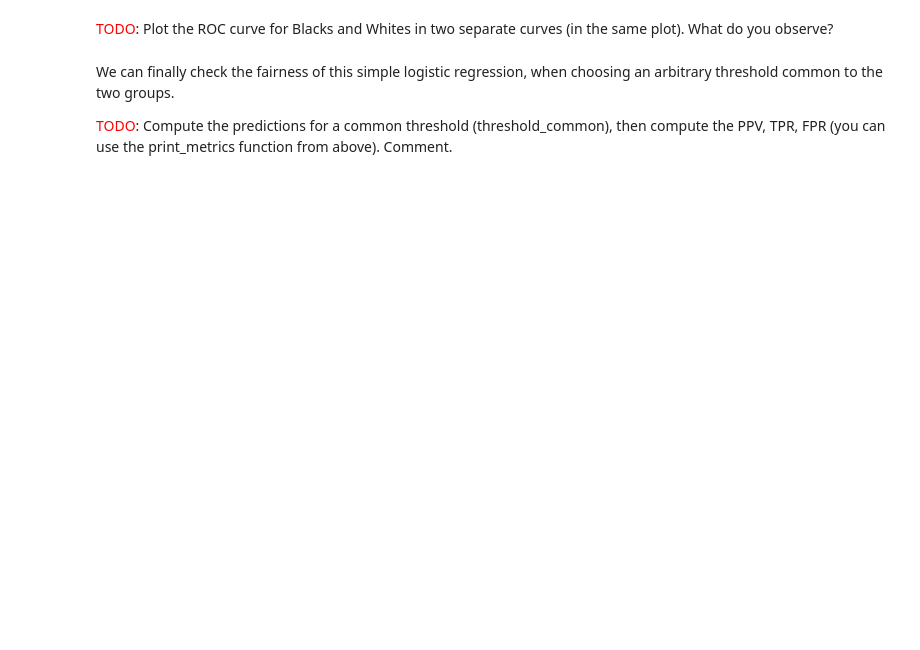
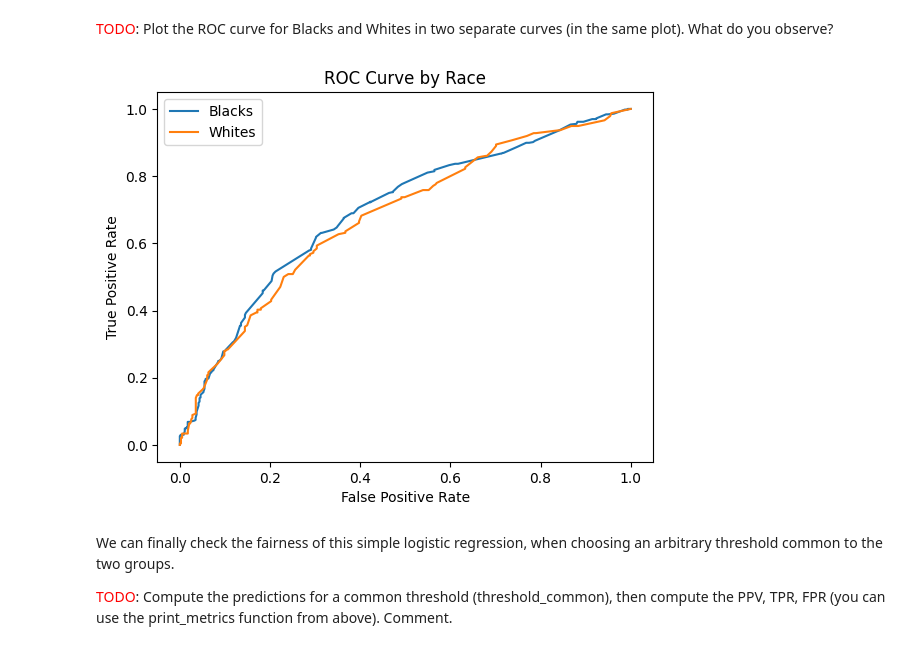
Before and after one commit to tr0fin0/classes_ensta, a Jupyter notebook: 3A/CSC_52081_EP/CSC_52081_EP_TP8/CSC_52081_EP_TP8.ipynb, the cells around one changed output. Drawn from its saved outputs; the diff is of its cells as text; code cells hidden in the pictures; blank space fills up the shorter version.

```diff
--- a/3A/CSC_52081_EP/CSC_52081_EP_TP8/CSC_52081_EP_TP8.ipynb
+++ b/3A/CSC_52081_EP/CSC_52081_EP_TP8/CSC_52081_EP_TP8.ipynb
@@ -274,6 +349,5 @@ X_test = np.vstack((X_test_b, X_test_w, X_test_n))
 y_test = np.hstack((y_test_b, y_test_w, y_test_n))
 # %%
 # TODO: Uncomment and complete the code below
-# model = ...
-# ...
-#
+model = LogisticRegression(random_state=SEED)
+model.fit(X_train, y_train)
@@ -307,3 +384,22 @@ plt.show()
+# %%
+# TODO: Insert your code below this line
+# Plot ROC curve for Blacks and Whites
+scores_b = model.predict_proba(X_test_b)
+scores_w = model.predict_proba(X_test_w)
+
+fpr_b, tpr_b, _ = roc_curve(y_test_b, scores_b[:, 1])
+fpr_w, tpr_w, _ = roc_curve(y_test_w, scores_w[:, 1])
+
+plt.plot(fpr_b, tpr_b, label='Blacks')
+plt.plot(fpr_w, tpr_w, label='Whites')
+
+plt.title('ROC Curve by Race')
+plt.xlabel('False Positive Rate')
+plt.ylabel('True Positive Rate')
+plt.legend()
+plt.show()
+# %% [output]
+[figure, added]
 # %% [markdown]
 We can finally check the fairness of this simple logistic regression, when choosing an arbitrary threshold common to the two groups.
 
```
Also changed, not shown: parts of 24 cells of this notebook.
